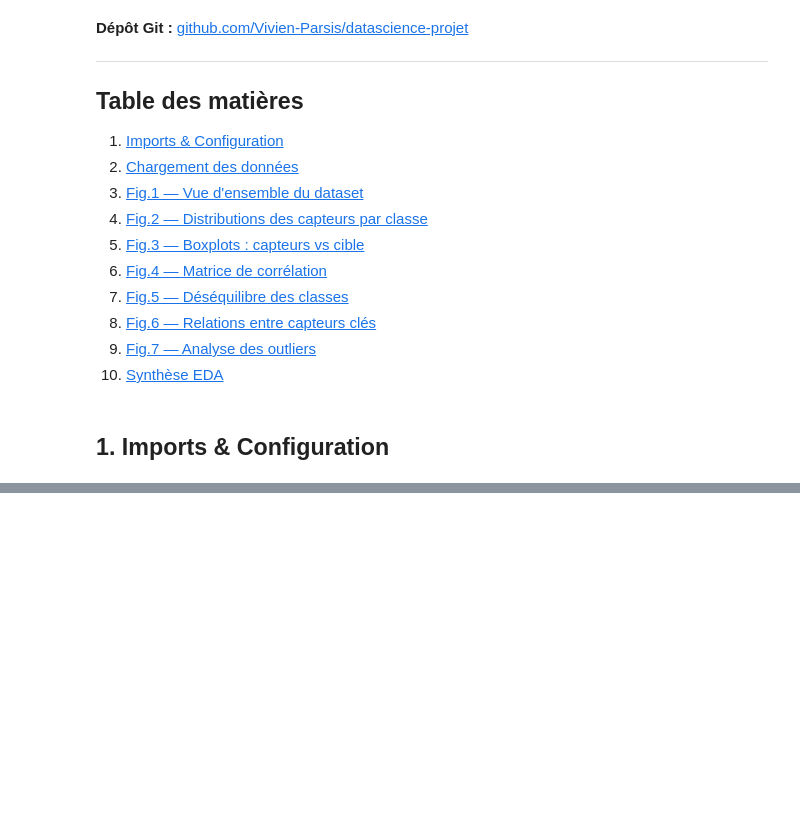
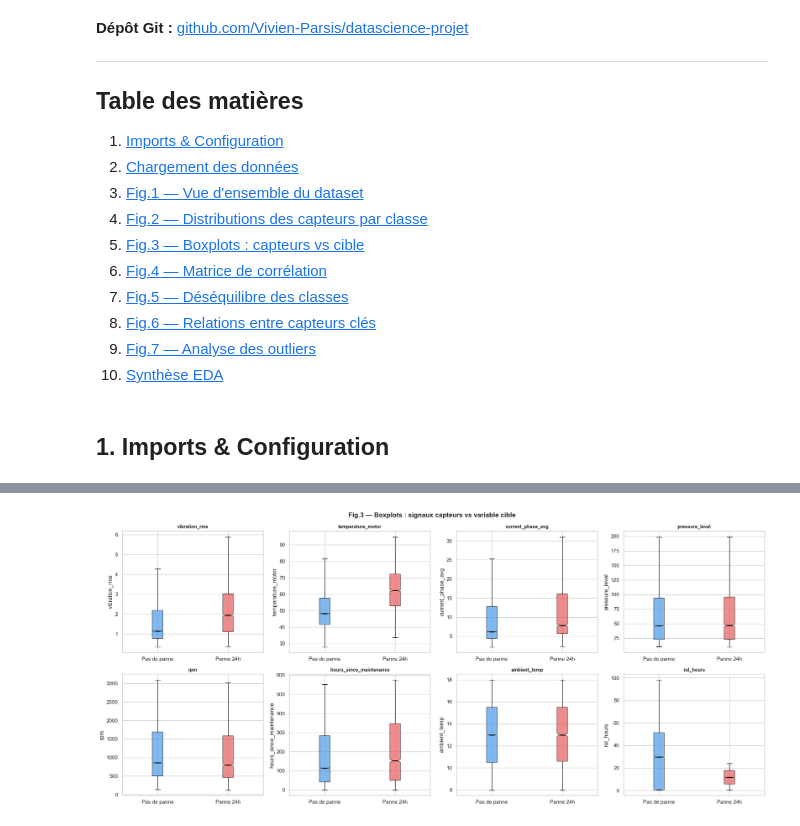
Before and after one commit to Vivien-Parsis/datascience-projet, a Jupyter notebook: EDA_Maintenance_Predictive.ipynb, the cells around one changed output, grey strips where cells are left out. Drawn from its saved outputs; the diff is of its cells as text; code cells hidden in the pictures; blank space fills up the shorter version.

```diff
--- a/EDA_Maintenance_Predictive.ipynb
+++ b/EDA_Maintenance_Predictive.ipynb
@@ -477,0 +179,19 @@ for i, r in enumerate(recs, 1):
+# %%
+# ── Statistiques descriptives ────────────────────────────────
+# describe() donne : count, mean, std, min, 25%/50%/75%, max
+# Utile pour détecter : plages de valeurs anormales, std très élevées,
+# min/max suspects (valeurs physiquement impossibles)
+stats = df[NUMERIC_SENSORS].describe().round(2)
+print('STATISTIQUES DESCRIPTIVES')
+print(stats)
+
+# Interprétation : coefficients de variation (std/mean)
+# Un CV élevé indique une forte dispersion -> capteur potentiellement discriminant
+print('\n--- COEFFICIENT DE VARIATION (std / mean) ---')
+print('Un CV eleve signifie que le capteur varie beaucoup -> potentiellement informatif')
+for col in NUMERIC_SENSORS:
+    mean_val = df[col].mean()
+    std_val  = df[col].std()
+    cv = abs(std_val / mean_val) * 100 if mean_val != 0 else 0
+    niveau = 'forte dispersion' if cv > 30 else ('dispersion moderee' if cv > 10 else 'faible dispersion')
+    print(f'  {col:<28} : CV = {cv:.1f}% -> {niveau}')
@@ -477,0 +525,61 @@ for i, r in enumerate(recs, 1):
+# %%
+fig, axes = plt.subplots(2, 4, figsize=(20, 9))
+fig.suptitle('Fig.3 — Boxplots : signaux capteurs vs variable cible',
+             fontsize=14, fontweight='bold')
+
+# Boxplot en entailles (notch=True) :
+# Les encoches représentent l'intervalle de confiance à ~95% autour de la médiane
+# Si les encoches ne se chevauchent pas -> différence significative
+# showfliers=False : on masque les outliers individuels pour la lisibilité
+# (les outliers seront analysés séparément en Fig.7)
+mediane_ecarts = {}
+
+for ax, col in zip(axes.flatten(), NUMERIC_SENSORS):
+    d0 = df[df[TARGET]==0][col].dropna()
+    d1 = df[df[TARGET]==1][col].dropna()
+
+    bp = ax.boxplot([d0, d1], labels=['Pas de panne', 'Panne 24h'],
+                    patch_artist=True, notch=True, showfliers=False)
+
+    # Coloration des boîtes
+    bp['boxes'][0].set_facecolor(COLORS['no_fail']); bp['boxes'][0].set_alpha(0.7)
+    bp['boxes'][1].set_facecolor(COLORS['fail']);    bp['boxes'][1].set_alpha(0.7)
+
+    # Médiane en noir gras pour la visibilité
+    for median in bp['medians']:
+        median.set_color('black'); median.set_linewidth(2)
+
+    ax.set_title(col, fontweight='bold', fontsize=10)
+    ax.set_ylabel(col)
+
+    # Ecart relatif des médianes
+    med0, med1 = d0.median(), d1.median()
+    ref = abs(med0) if abs(med0) > 0 else 1
+    ecart_rel = abs(med1 - med0) / ref * 100
+    mediane_ecarts[col] = {'med0': med0, 'med1': med1, 'ecart_rel': ecart_rel}
+
+plt.tight_layout()
+plt.savefig(f'{OUTPUT}/fig3_boxplots.png', dpi=150, bbox_inches='tight')
+plt.show()
+
+# ── Interprétation : comparaison des médianes ─────────────────
+print('INTERPRETATION FIG.3')
+print()
+print('[COMPARAISON DES MEDIANES PAR CAPTEUR]')
+print('Ecart relatif = |mediane_panne - mediane_sain| / mediane_sain * 100')
+print()
+sorted_ecarts = sorted(mediane_ecarts.items(), key=lambda x: x[1]['ecart_rel'], reverse=True)
+for col, vals in sorted_ecarts:
+    m0, m1, ecart = vals['med0'], vals['med1'], vals['ecart_rel']
+    sens = 'HAUSSE' if m1 > m0 else 'BAISSE'
+    signif = 'SIGNIFICATIF' if ecart > 15 else ('modere' if ecart > 5 else 'faible')
+    print(f'  {col:<28} : med_sain={m0:.1f} | med_panne={m1:.1f}')
+    print(f'    Ecart : {ecart:.1f}% en {sens} -> {signif}')
+print()
+top = sorted_ecarts[0][0]
+print(f'[CONCLUSION] {top} presente l ecart de medianes le plus fort.')
+print('  Les capteurs avec HAUSSE en cas de panne (vibration, temperature) sont des')
+print('  indicateurs de degradation mecanique ou thermique.')
+print('  rul_hours en BAISSE confirme : moins de vie restante = plus de risque.')
+# %% [output]
+[figure, added]
```
Also changed, not shown: parts of 54 cells of this notebook.
